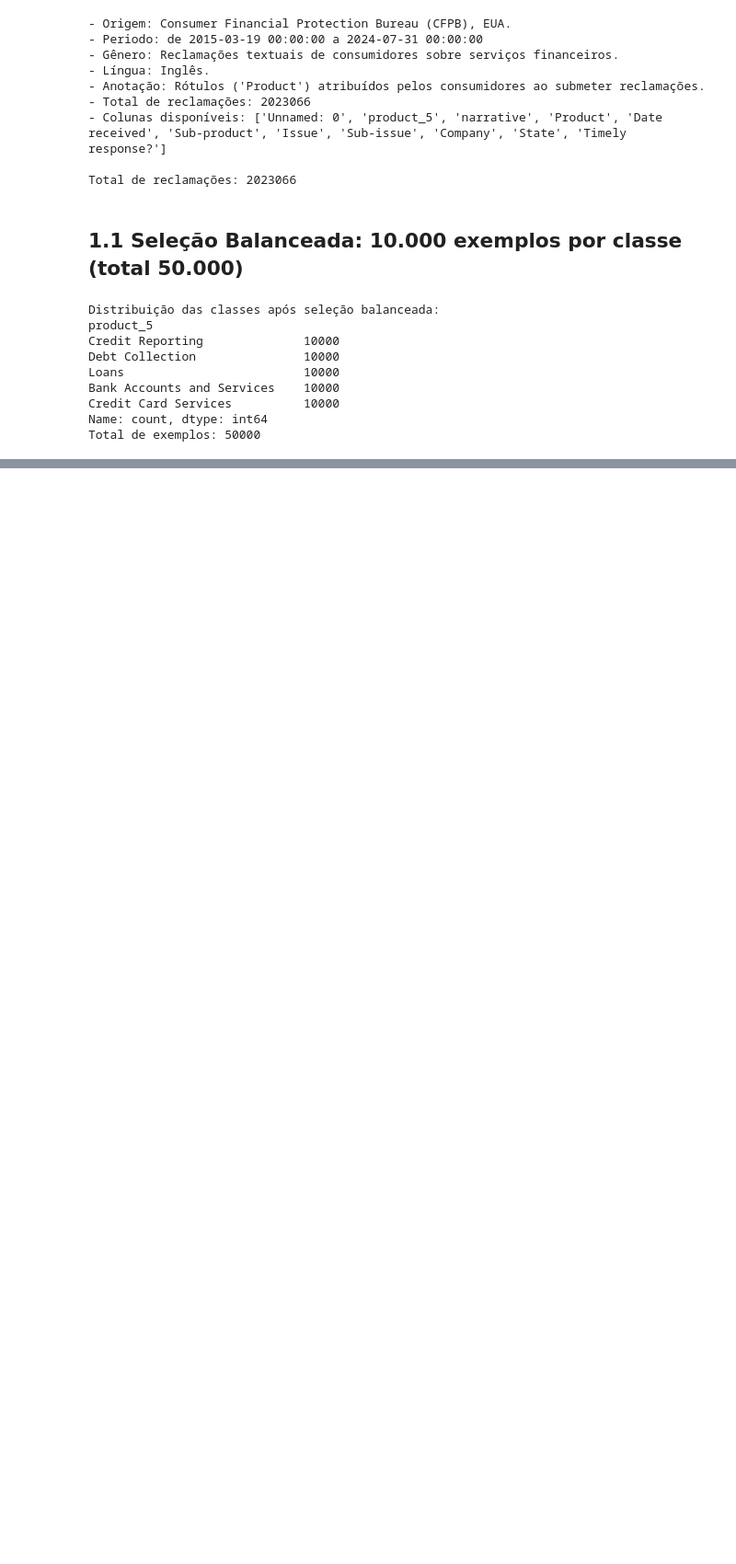
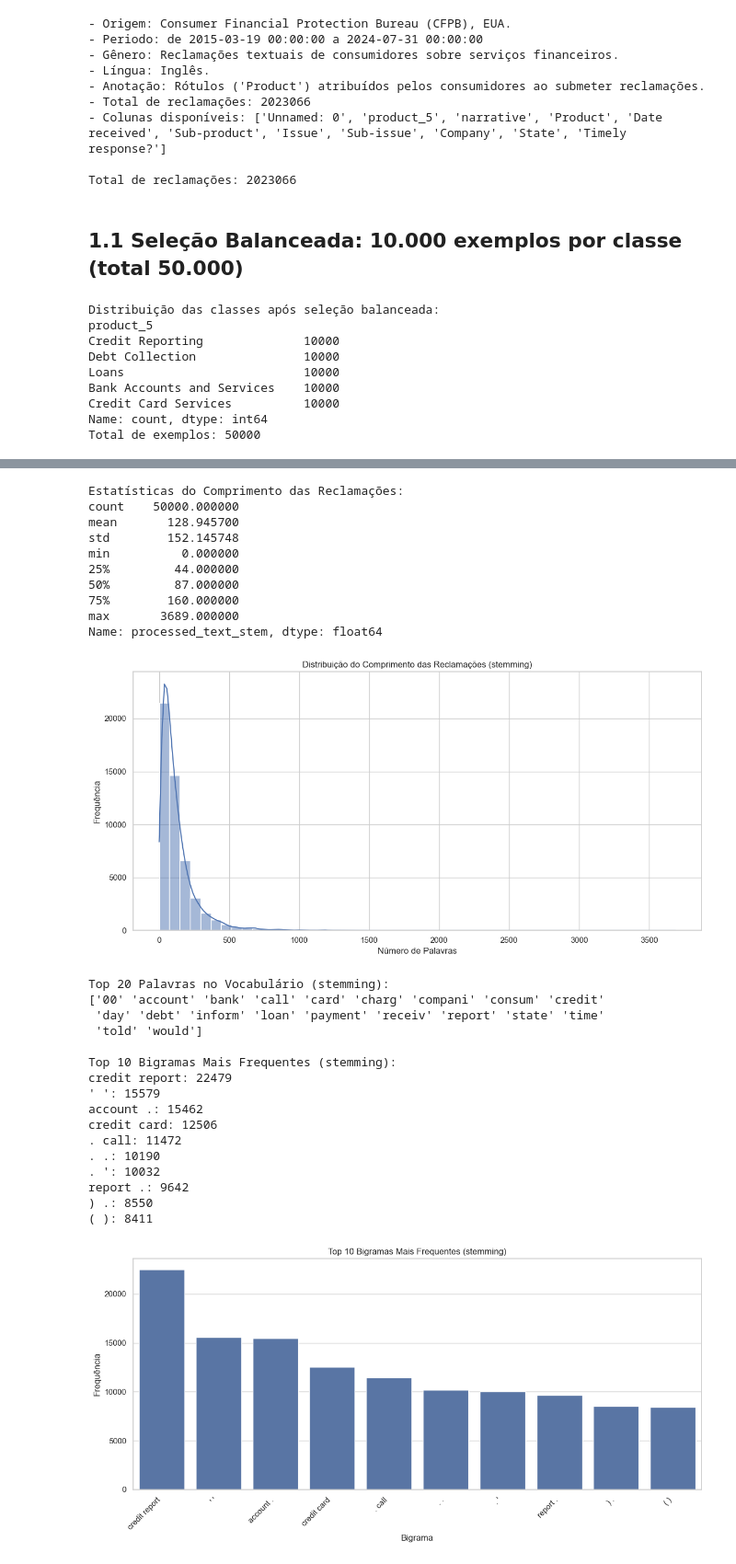
Before and after one commit to goncalobcosta/NLP_proj1, a Jupyter notebook: NLP_test_50000_original_examples.ipynb, the cells around one changed output, grey strips where cells are left out. Shown: that part at 92% size. Drawn from its saved outputs; the diff is of its cells as text; code cells hidden in the pictures; blank space fills up the shorter version.

```diff
--- a/NLP_test_50000_original_examples.ipynb
+++ b/NLP_test_50000_original_examples.ipynb
@@ -872,0 +153,39 @@ Dataset processado salvo como 'consumer_complaints_50000_original.csv'.
+# %%
+# Definir os padrões de regex
+REGEX_PATTERN = r'''(?x)           # Retirado do Notebook do Professor "preprocessing.ipynb"
+    (?:[A-Z]\.)+
+    | \w+(?:-\w+)*
+    | \$?\d+(?:\.\d+)?%?
+    | \.\.\.
+    | [][.,;"'?():-_`]
+'''
+# %%
+# Funções de pré-processamento
+def preprocess_stemming(text):
+    tokens = regexp_tokenize(str(text).lower(), REGEX_PATTERN)
+    tokens = [ps.stem(w) for w in tokens if w not in sw]
+    return ' '.join(tokens)
+
+def preprocess_lemmatization(text):
+    tokens = regexp_tokenize(str(text).lower(), REGEX_PATTERN)
+    doc = nlp(' '.join(tokens))
+    tokens = [token.lemma_ for token in doc if token.text not in sw and token.is_alpha]
+    return ' '.join(tokens)
+# %%
+# Dicionário com as configurações de pré-processamento de forma a verificar resultados
+preprocessing_configs = {
+    "stemming": (preprocess_stemming, "consumer_complaints_stem_50000.csv", "processed_text_stem"),
+    "lemmatization": (preprocess_lemmatization, "consumer_complaints_lem_50000.csv", "processed_text_lem")
+}
+# %%
+# Aplicar pré-processamento para cada configuração
+for config_name, (preprocess_func, file_name, column_name) in preprocessing_configs.items():
+    print(f"\nPré-processando com {config_name}...")
+    if column_name not in data_balanced.columns or not os.path.exists(file_name):
+        corpus = [preprocess_func(review) for review in data_balanced["narrative"]]
+        data_balanced[column_name] = corpus
+        data_balanced.to_csv(file_name, index=False)
+        print(f"Corpus salvo como '{file_name}'.")
+    else:
+        data_balanced = pd.read_csv(file_name)
+        print(f"Carregando corpus salvo de '{file_name}'.")
@@ -872,0 +297,35 @@ Dataset processado salvo como 'consumer_complaints_50000_original.csv'.
+# %%
+# Executar EDA para cada configuração
+eda_results = {}
+for config_name, (_, _, column_name) in preprocessing_configs.items():
+    custom_stopwords = perform_eda(data_balanced[column_name], config_name)
+    eda_results[config_name] = custom_stopwords
+# %% [output]
+Estatísticas do Comprimento das Reclamações:
+count    50000.000000
+mean       128.945700
+std        152.145748
+min          0.000000
+25%         44.000000
+50%         87.000000
+75%        160.000000
+max       3689.000000
+Name: processed_text_stem, dtype: float64
+[figure, added]
+Top 20 Palavras no Vocabulário (stemming):
+['00' 'account' 'bank' 'call' 'card' 'charg' 'compani' 'consum' 'credit'
+ 'day' 'debt' 'inform' 'loan' 'payment' 'receiv' 'report' 'state' 'time'
+ 'told' 'would']
+
+Top 10 Bigramas Mais Frequentes (stemming):
+credit report: 22479
+' ': 15579
+account .: 15462
+credit card: 12506
+. call: 11472
+. .: 10190
+. ': 10032
+report .: 9642
+) .: 8550
+( ): 8411
+[figure, added]
```
Also changed, not shown: parts of 55 cells of this notebook.
